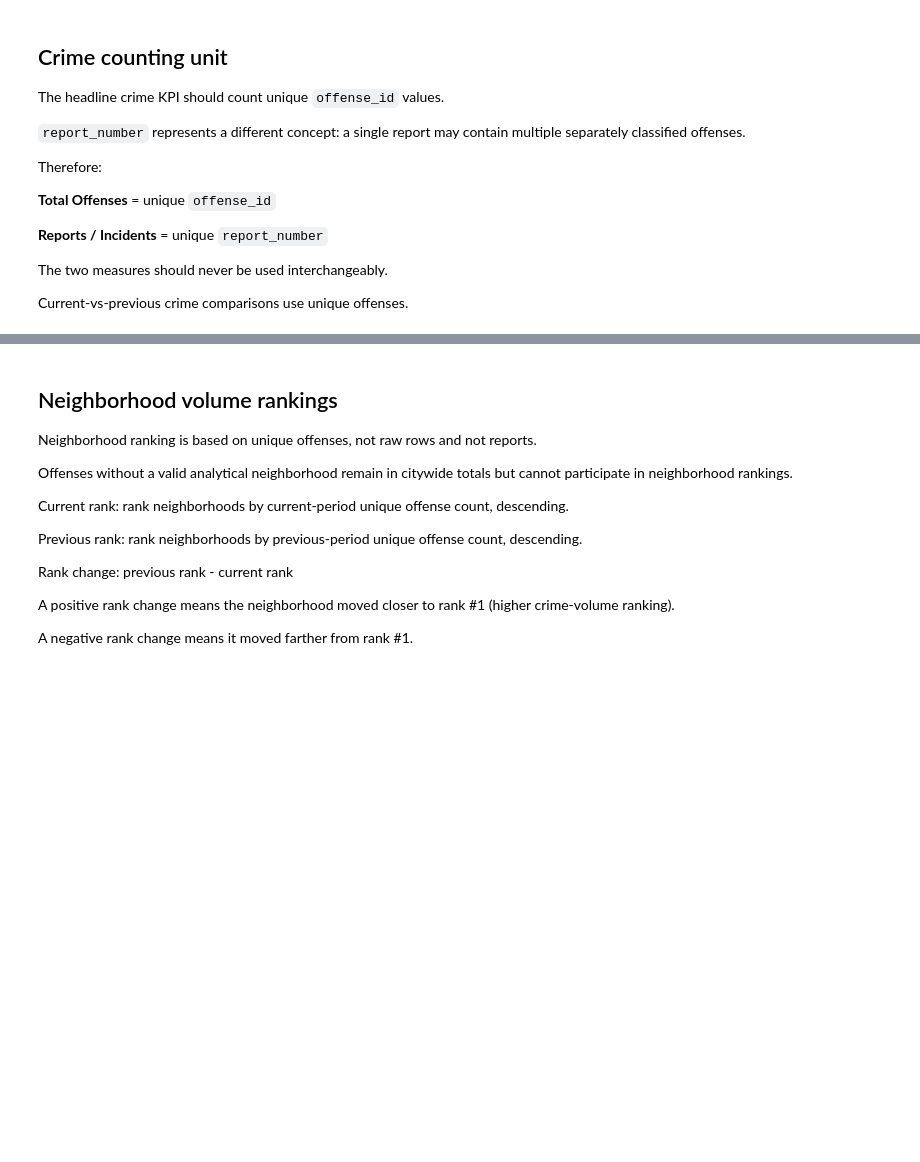
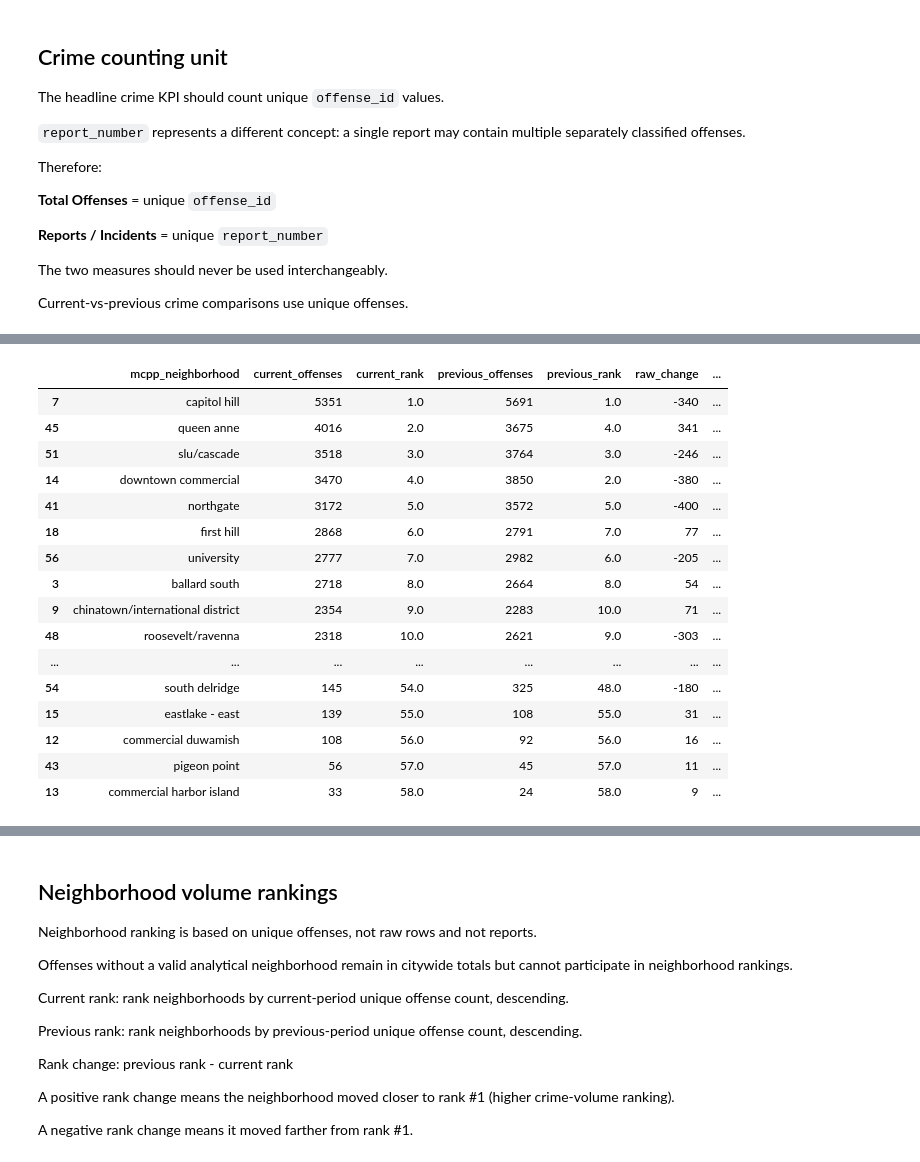
Before and after one commit to benji-carr/SPDCallDashboard, a Jupyter notebook: notebooks/v1_1_metric_methodology.ipynb, the cells around one changed output, grey strips where cells are left out. Drawn from its saved outputs; the diff is of its cells as text; code cells hidden in the pictures; blank space fills up the shorter version.

```diff
--- a/notebooks/v1_1_metric_methodology.ipynb
+++ b/notebooks/v1_1_metric_methodology.ipynb
@@ -1130,0 +2833,100 @@ Choose and document the citywide population source before exposing this KPI.
+# %%
+neighborhood_volume_comparison = (
+    current_neighborhood_volume
+    .rename(
+        columns={
+            "offenses": "current_offenses",
+            "rank": "current_rank",
+        }
+    )
+    .merge(
+        previous_neighborhood_volume.rename(
+            columns={
+                "offenses": "previous_offenses",
+                "rank": "previous_rank",
+            }
+        ),
+        on="mcpp_neighborhood",
+        how="outer",
+    )
+)
+
+
+neighborhood_volume_comparison[
+    [
+        "current_offenses",
+        "previous_offenses",
+    ]
+] = (
+    neighborhood_volume_comparison[
+        [
+            "current_offenses",
+            "previous_offenses",
+        ]
+    ]
+    .fillna(0)
+    .astype(int)
+)
+
+
+neighborhood_volume_comparison[
+    "raw_change"
+] = (
+    neighborhood_volume_comparison[
+        "current_offenses"
+    ]
+    - neighborhood_volume_comparison[
+        "previous_offenses"
+    ]
+)
+
+
+neighborhood_volume_comparison[
+    "pct_change"
+] = (
+    neighborhood_volume_comparison.apply(
+        lambda row: safe_pct_change(
+            row["current_offenses"],
+            row["previous_offenses"],
+        ),
+        axis=1,
+    )
+)
+
+
+# Positive = neighborhood moved toward rank 1.
+neighborhood_volume_comparison[
+    "rank_change"
+] = (
+    neighborhood_volume_comparison[
+        "previous_rank"
+    ]
+    - neighborhood_volume_comparison[
+        "current_rank"
+    ]
+)
+
+
+display(
+    neighborhood_volume_comparison.sort_values(
+        "current_rank"
+    )
+)
+# %% [output]
+|  | mcpp_neighborhood | current_offenses | current_rank | previous_offenses | previous_rank | raw_change | ... |
+| 7 | capitol hill | 5351 | 1.0 | 5691 | 1.0 | -340 | ... |
+| 45 | queen anne | 4016 | 2.0 | 3675 | 4.0 | 341 | ... |
+| 51 | slu/cascade | 3518 | 3.0 | 3764 | 3.0 | -246 | ... |
+| 14 | downtown commercial | 3470 | 4.0 | 3850 | 2.0 | -380 | ... |
+| 41 | northgate | 3172 | 5.0 | 3572 | 5.0 | -400 | ... |
+| 18 | first hill | 2868 | 6.0 | 2791 | 7.0 | 77 | ... |
+| 56 | university | 2777 | 7.0 | 2982 | 6.0 | -205 | ... |
+| 3 | ballard south | 2718 | 8.0 | 2664 | 8.0 | 54 | ... |
+| 9 | chinatown/international district | 2354 | 9.0 | 2283 | 10.0 | 71 | ... |
+| 48 | roosevelt/ravenna | 2318 | 10.0 | 2621 | 9.0 | -303 | ... |
+| ... | ... | ... | ... | ... | ... | ... | ... |
+| 54 | south delridge | 145 | 54.0 | 325 | 48.0 | -180 | ... |
+| 15 | eastlake - east | 139 | 55.0 | 108 | 55.0 | 31 | ... |
+| 12 | commercial duwamish | 108 | 56.0 | 92 | 56.0 | 16 | ... |
+| 43 | pigeon point | 56 | 57.0 | 45 | 57.0 | 11 | ... |
+| 13 | commercial harbor island | 33 | 58.0 | 24 | 58.0 | 9 | ... |
```
Also changed, not shown: parts of 39 cells of this notebook.
